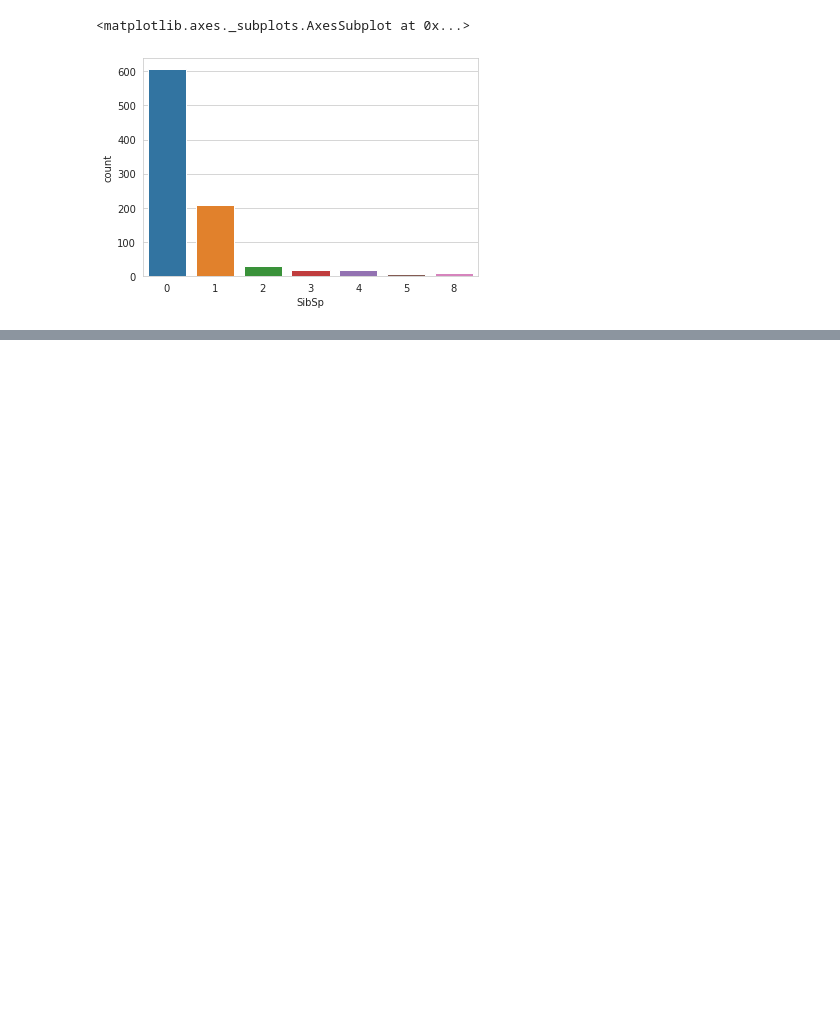
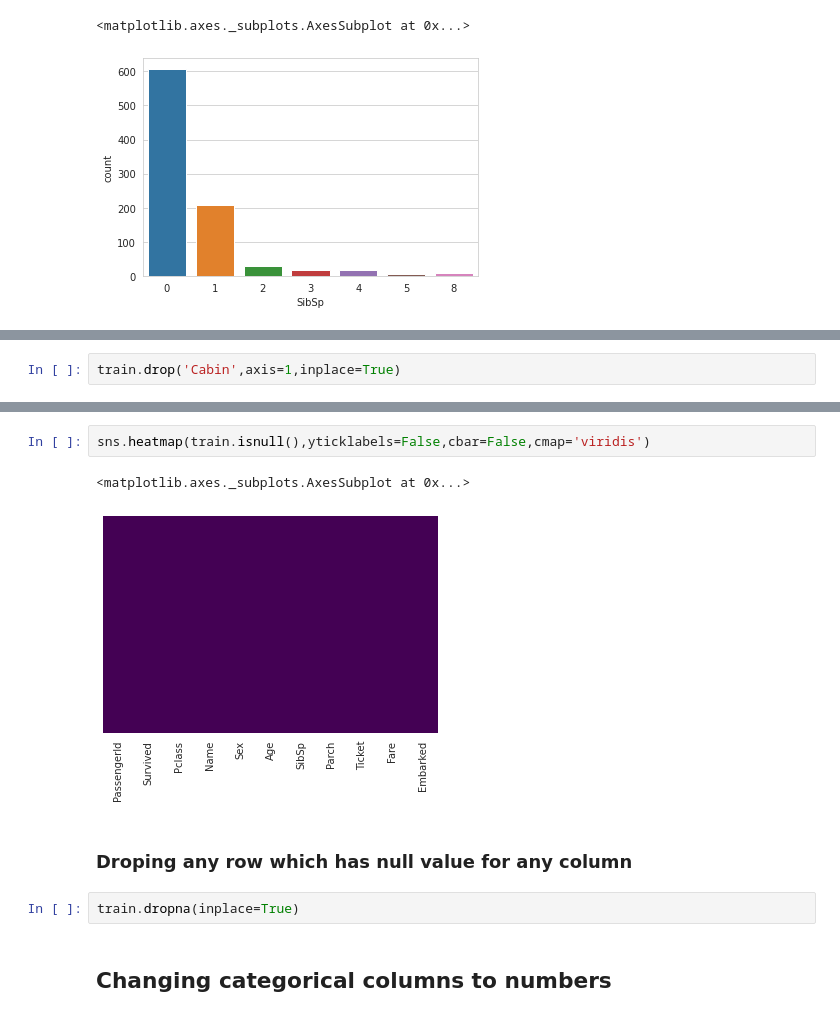
Before and after one commit to subhrapaladhi/Machine-Learning-Practice, a Jupyter notebook: Logistic Regression/Titanic Data prediction.ipynb, the cells around one changed output, grey strips where cells are left out. Drawn from its saved outputs; the diff is of its cells as text; blank space fills up the shorter version.

```diff
--- a/Logistic Regression/Titanic Data prediction.ipynb
+++ b/Logistic Regression/Titanic Data prediction.ipynb
@@ -84,0 +143,2 @@ train['Fare'].iplot(kind='hist', bins=30)
+# %%
+train.drop('Cabin',axis=1,inplace=True)
@@ -84,0 +154,11 @@ train['Fare'].iplot(kind='hist', bins=30)
+# %%
+sns.heatmap(train.isnull(),yticklabels=False,cbar=False,cmap='viridis')
+# %% [output]
+<matplotlib.axes._subplots.AxesSubplot at 0x...>
+[figure, added]
+# %% [markdown]
+### Droping any row which has null value for any column
+# %%
+train.dropna(inplace=True)
+# %% [markdown]
+## Changing categorical columns to numbers
```
Also changed, not shown: parts of 18 cells of this notebook, 1 other file.
